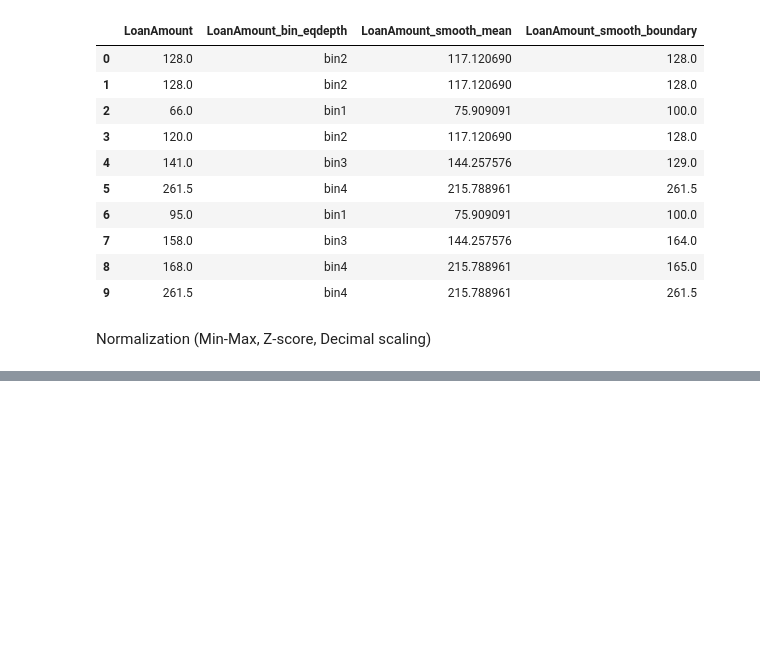
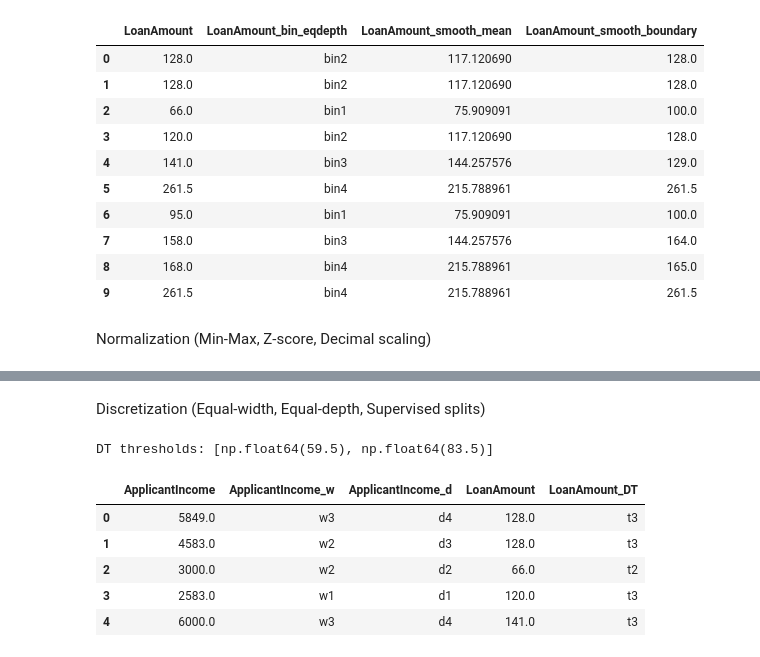
Before and after one commit to pulindu-seniya-silva/FDM_data_preprocessing_task, a Jupyter notebook: FDM_Data_preprocess_task.ipynb, the cells around one changed output, grey strips where cells are left out. Cells and saved outputs as stored; diff of their text form; code cells hidden in the pictures; blank space fills up the shorter version.

Commit message:
feat : Discretization (Equal-width, Equal-depth, Supervised splits)

```diff
--- a/FDM_Data_preprocess_task.ipynb
+++ b/FDM_Data_preprocess_task.ipynb
@@ -187,3 +187,35 @@ LoanAmount decimal scale divisor: 10^3
 | 2 | 3000.0 | 0.0 | 66.0 | 0.284396 | 0.000000 | ... |
 | 3 | 2583.0 | 2358.0 | 120.0 | 0.242784 | 0.410578 | ... |
 | 4 | 6000.0 | 0.0 | 141.0 | 0.583760 | 0.000000 | ... |
+# %% [markdown]
+Discretization (Equal-width, Equal-depth, Supervised splits)
+# %%
+from sklearn.tree import DecisionTreeClassifier
+
+disc = norm.copy()
+
+# Equal-width & equal-depth for ApplicantIncome
+if "ApplicantIncome" in disc.columns:
+    disc["ApplicantIncome_w"] = pd.cut(disc["ApplicantIncome"], bins=4, labels=[f"w{i+1}" for i in range(4)], include_lowest=True)
+    disc["ApplicantIncome_d"] = pd.qcut(disc["ApplicantIncome"], q=4, labels=[f"d{i+1}" for i in range(4)], duplicates="drop")
+
+# Supervised (Decision Tree) for LoanAmount vs Loan_Status
+if set(["LoanAmount","Loan_Status"]).issubset(disc.columns):
+    X = disc[["LoanAmount"]].values
+    y = (disc["Loan_Status"].astype(str) == "Y").astype(int).values
+    tree = DecisionTreeClassifier(max_depth=2, min_samples_leaf=20, random_state=0)
+    tree.fit(X, y)
+    thresholds = sorted([t for t in tree.tree_.threshold if t != -2])
+    print("DT thresholds:", thresholds)
+    edges = [-np.inf] + thresholds + [np.inf]
+    disc["LoanAmount_DT"] = pd.cut(disc["LoanAmount"], bins=edges, labels=[f"t{i+1}" for i in range(len(edges)-1)])
+
+disc[["ApplicantIncome","ApplicantIncome_w","ApplicantIncome_d","LoanAmount","LoanAmount_DT"]].head()
+# %% [output]
+DT thresholds: [np.float64(59.5), np.float64(83.5)]
+|  | ApplicantIncome | ApplicantIncome_w | ApplicantIncome_d | LoanAmount | LoanAmount_DT |
+| 0 | 5849.0 | w3 | d4 | 128.0 | t3 |
+| 1 | 4583.0 | w2 | d3 | 128.0 | t3 |
+| 2 | 3000.0 | w2 | d2 | 66.0 | t2 |
+| 3 | 2583.0 | w1 | d1 | 120.0 | t3 |
+| 4 | 6000.0 | w3 | d4 | 141.0 | t3 |
```
